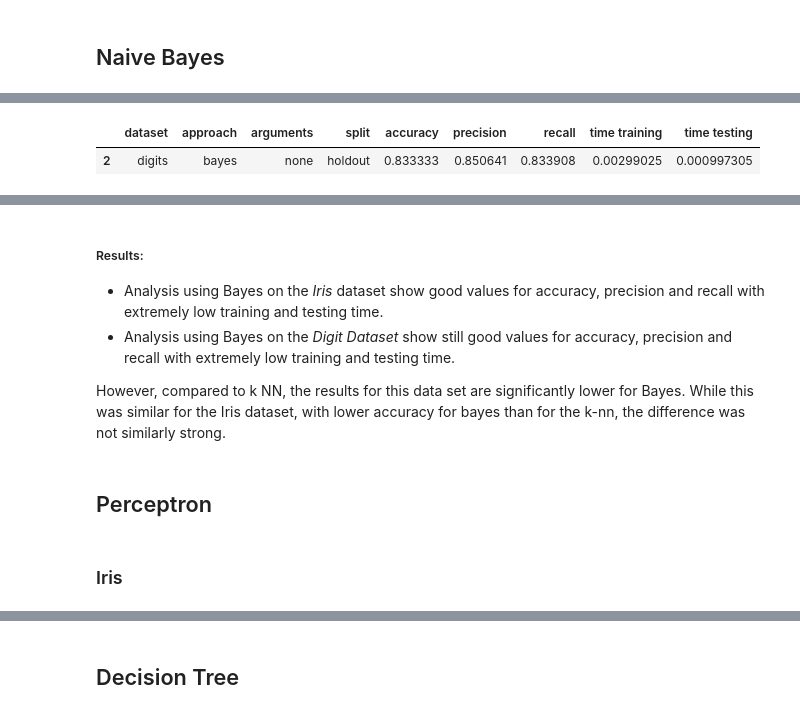
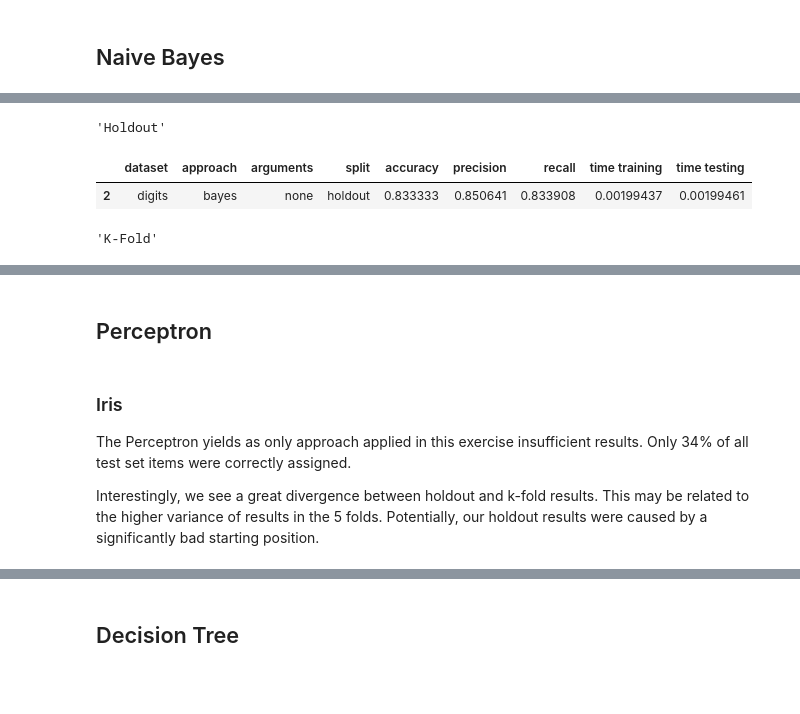
Before and after one commit to kocmana/tw_mle_exercise2, a Jupyter notebook: tw_mle_exercise2.ipynb, the cells around one changed output, grey strips where cells are left out. Saved outputs shown, nothing was run; the diff lists cells and outputs as text; code cells hidden in the pictures; blank space fills up the shorter version.

```diff
--- a/tw_mle_exercise2.ipynb
+++ b/tw_mle_exercise2.ipynb
@@ -72,6 +74,7 @@ from IPython.display import display
 #Global variables
 randomState=24  # change the state with the numeric parts of your matrikelnummer; if you are in a group, use the sume of the numeric parts
                 # se19m024
+datasets = [('iris', datasets.load_iris()),('digits', datasets.load_digits())]
 averagingApproach = 'macro'
 zero_divisionApproach = 0
 number_of_folds = 5
@@ -93,7 +98,7 @@ knn_results = []
 # parameters for k-NN
 n_neighbors = [5,10,20]
 
-for dataset in [('iris', datasets.load_iris()),('digits', datasets.load_digits())]:
+for dataset in datasets:
     # Shuffle our input data
     data, target = shuffle(dataset[1].data, dataset[1].target, random_state=randomState)
 
@@ -189,7 +203,7 @@ from sklearn import naive_bayes
 
 bayes_results = []
 
-for dataset in [('iris', datasets.load_iris()),('digits', datasets.load_digits())]:
+for dataset in datasets:
     # Shuffle our input data
     data, target = shuffle(dataset[1].data, dataset[1].target, random_state=randomState)
 
@@ -266,8 +284,10 @@ The difference between the Iris and Digit dataset is noteworthy however. It seem
 Also for this dataset, consistency of results as measured by a five fold cross validation seems good.
 # %%
-display(bayes_results_df[(bayes_results_df['dataset']=='digits') & (bayes_results_df['split']=='holdout')])
-display(bayes_results_df[(bayes_results_df['dataset']=='digits') & (bayes_results_df['split']=='k-fold')])
+display("Holdout", bayes_results_df[(bayes_results_df['dataset']=='digits') & (bayes_results_df['split']=='holdout')])
+display("K-Fold", bayes_results_df[(bayes_results_df['dataset']=='digits') & (bayes_results_df['split']=='k-fold')])
 # %% [output]
+'Holdout'
 |  | dataset | approach | arguments | split | accuracy | precision | recall | time training | time testing |
-| 2 | digits | bayes | none | holdout | 0.833333 | 0.850641 | 0.833908 | 0.00299025 | 0.000997305 |
+| 2 | digits | bayes | none | holdout | 0.833333 | 0.850641 | 0.833908 | 0.00199437 | 0.00199461 |
+'K-Fold'
 |  | dataset | approach | arguments | split | accuracy | precision | recall | time training | time testing |
@@ -275,9 +295,3 @@ display(bayes_results_df[(bayes_results_df['dataset']=='digits') & (bayes_result
-# %% [markdown]
-##### Results:
-* Analysis using Bayes on the *Iris* dataset show good values for accuracy, precision and recall with extremely low training and testing time.
-* Analysis using Bayes on the *Digit Dataset* show still good values for accuracy, precision and recall with extremely low training and testing time.
-
-However, compared to k NN, the results for this data set are significantly lower for Bayes. While this was similar for the Iris dataset, with lower accuracy for bayes than for the k-nn, the difference was not similarly strong.
 # %% [markdown]
 ## Perceptron
 # %%
@@ -341,6 +355,10 @@ for dataset in [('iris', datasets.load_iris()),('digits', datasets.load_digits()
     perceptron_results.append(result)
 
 perceptron_results_df = pd.DataFrame(perceptron_results)
-# %% [markdown]
-### Iris
+# %% [markdown]
+### Iris
+The Perceptron yields as only approach applied in this exercise insufficient results. Only 34% of all test set items were correctly assigned.
+
+Interestingly, we see a great divergence between holdout and k-fold results. This may be related to the higher variance of results in the 5 folds.
+Potentially, our holdout results were caused by a significantly bad starting position.
 # %%
```
Also changed, not shown: parts of 31 cells of this notebook.
